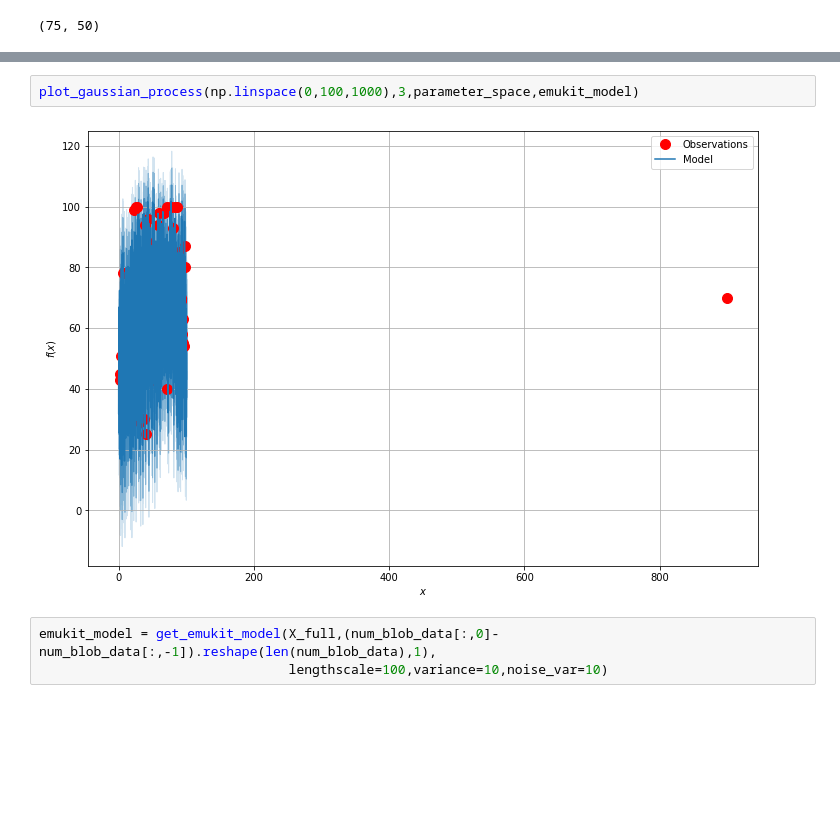
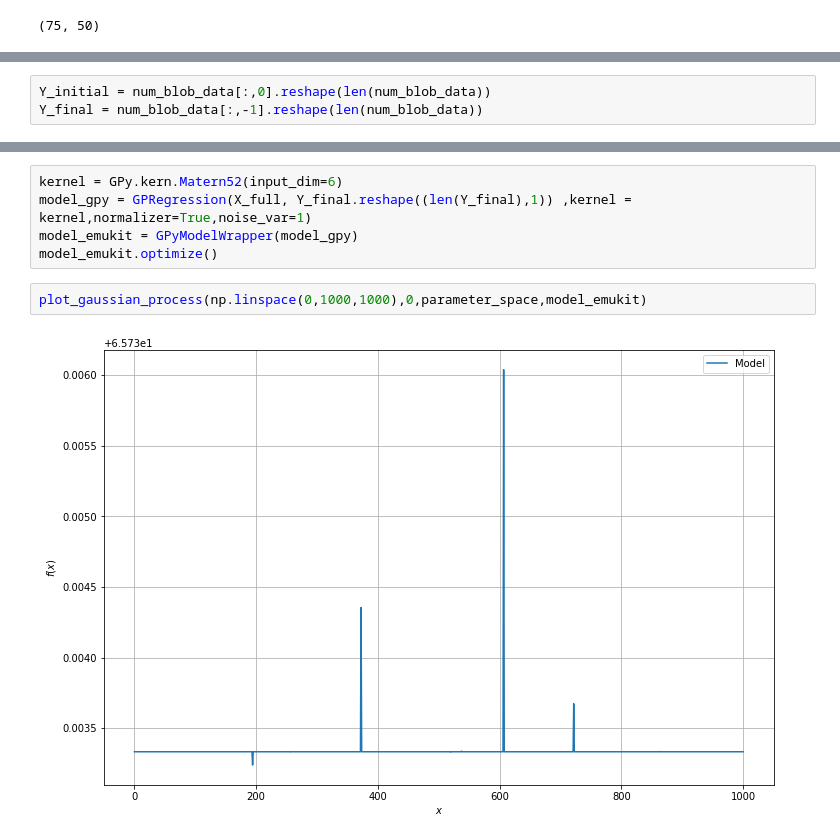
Before and after one commit to naveenr414/cell-simulation, a Jupyter notebook: scripts/notebooks/How does Multicellularity Change Over Time.ipynb, the cells around one changed output, grey strips where cells are left out. Cells and saved outputs as stored; diff of their text form; blank space fills up the shorter version.

```diff
--- a/scripts/notebooks/How does Multicellularity Change Over Time.ipynb
+++ b/scripts/notebooks/How does Multicellularity Change Over Time.ipynb
@@ -94,0 +149,3 @@ num_blob_data.shape
+# %%
+Y_initial = num_blob_data[:,0].reshape(len(num_blob_data))
+Y_final = num_blob_data[:,-1].reshape(len(num_blob_data))
@@ -121,7 +248,9 @@ plot_gaussian_process(np.linspace(0,1000,1000),0,parameter_space,emukit_model)
+# %%
+kernel = GPy.kern.Matern52(input_dim=6)
+model_gpy = GPRegression(X_full, Y_final.reshape((len(Y_final),1)) ,kernel = kernel,normalizer=True,noise_var=1)
+model_emukit = GPyModelWrapper(model_gpy)
+model_emukit.optimize()
 # %%
-plot_gaussian_process(np.linspace(0,100,1000),3,parameter_space,emukit_model)
+plot_gaussian_process(np.linspace(0,1000,1000),0,parameter_space,model_emukit)
 # %% [output]
-[figure, old version]
+[figure, new version]
-# %%
-emukit_model = get_emukit_model(X_full,(num_blob_data[:,0]-num_blob_data[:,-1]).reshape(len(num_blob_data),1),
-                                lengthscale=100,variance=10,noise_var=10)
```
Also changed, not shown: parts of 39 cells of this notebook, 2 other files.
